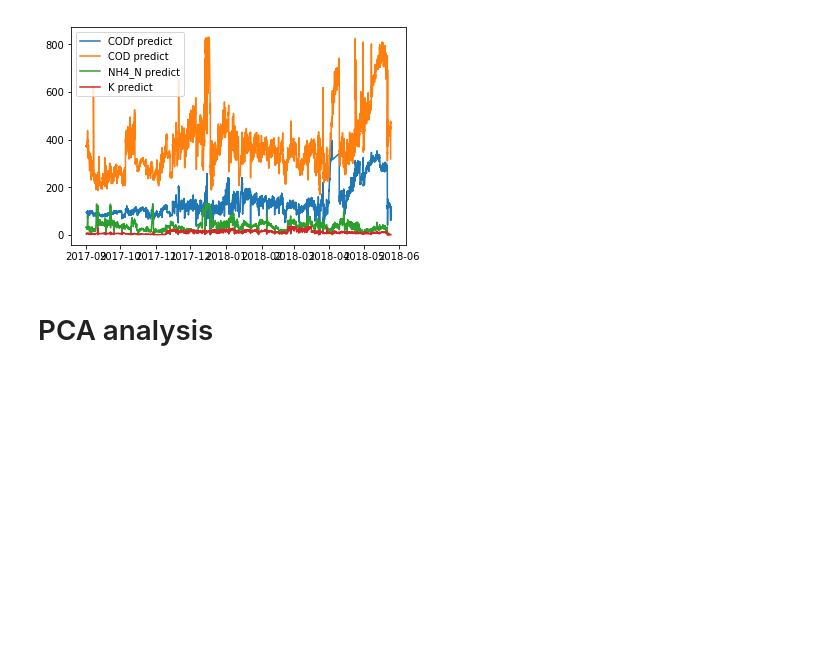
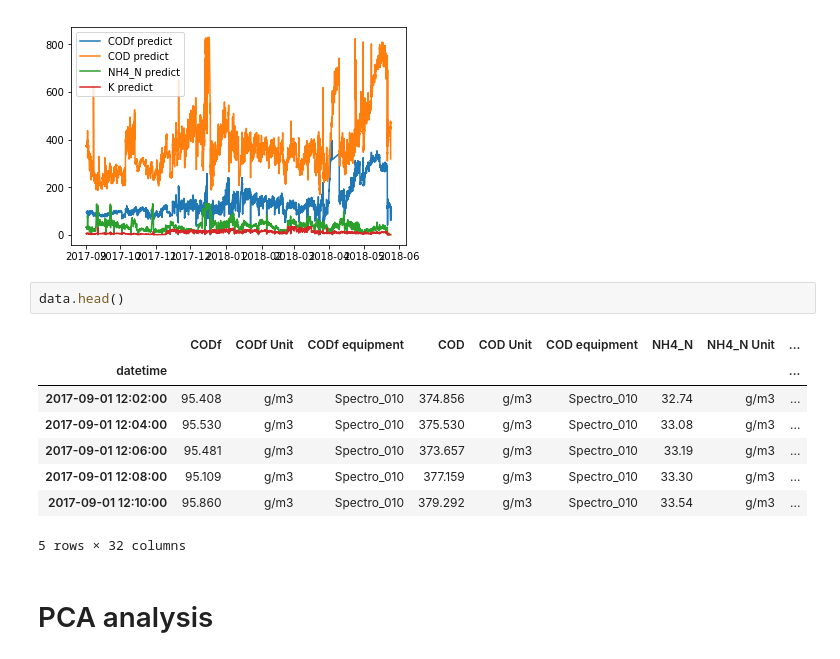
Before and after one commit to jeandavidt/datEAU_filtering, a Jupyter notebook: Multivariate.ipynb, the cells around one changed output. Saved outputs shown, nothing was run; the diff lists cells and outputs as text; blank space fills up the shorter version.

```diff
--- a/Univariate-home-brewed.ipynb
+++ b/Multivariate.ipynb
@@ -90,6 +93,17 @@ working on COD
 working on NH4_N
 working on K
 [figure]
+# %%
+data.head()
+# %% [output]
+|  | CODf | CODf Unit | CODf equipment | COD | COD Unit | COD equipment | NH4_N | NH4_N Unit | ... |
+| datetime |  |  |  |  |  |  |  |  | ... |
+| 2017-09-01 12:02:00 | 95.408 | g/m3 | Spectro_010 | 374.856 | g/m3 | Spectro_010 | 32.74 | g/m3 | ... |
+| 2017-09-01 12:04:00 | 95.530 | g/m3 | Spectro_010 | 375.530 | g/m3 | Spectro_010 | 33.08 | g/m3 | ... |
+| 2017-09-01 12:06:00 | 95.481 | g/m3 | Spectro_010 | 373.657 | g/m3 | Spectro_010 | 33.19 | g/m3 | ... |
+| 2017-09-01 12:08:00 | 95.109 | g/m3 | Spectro_010 | 377.159 | g/m3 | Spectro_010 | 33.30 | g/m3 | ... |
+| 2017-09-01 12:10:00 | 95.860 | g/m3 | Spectro_010 | 379.292 | g/m3 | Spectro_010 | 33.54 | g/m3 | ... |
+5 rows × 32 columns
 # %% [markdown]
 # PCA analysis
 # %% [markdown]
```
Also changed, not shown: parts of 32 cells of this notebook, 1 other file.
